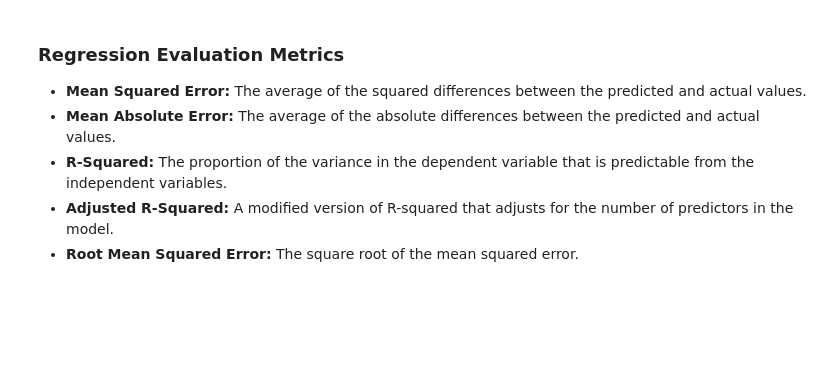
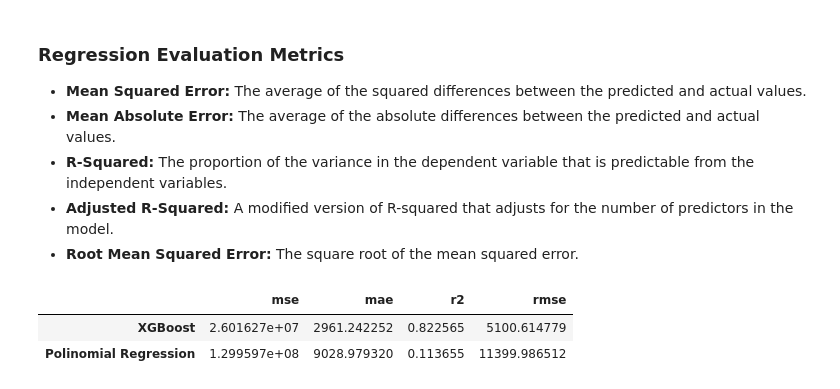
Before and after one commit to EngAndres/ud-public, a Jupyter notebook: courses/data-science-introduction/notebooks/MachineLearning.ipynb, the cells around one changed output. Saved outputs shown, nothing was run; the diff lists cells and outputs as text; code cells hidden in the pictures; blank space fills up the shorter version.

Commit message:
Data Science: class update

```diff
--- a/courses/data-science-introduction/notebooks/MachineLearning.ipynb
+++ b/courses/data-science-introduction/notebooks/MachineLearning.ipynb
@@ -298,10 +298,10 @@ lr_2 = LinearRegression()
 lr_2.fit(X_train_poly, Y_insurance_train)
 
 # Making predictions on the test set
-y_insurance_hat = lr_2.predict(X_test_poly)
+y_insurance_hat_rp = lr_2.predict(X_test_poly)
 
 # Calculating the mean squared error of the predictions
-mse = mean_squared_error(Y_insurance_test, y_insurance_hat)
+mse = mean_squared_error(Y_insurance_test, y_insurance_hat_rp)
 print("Mean Squared Error:", mse)
 # %% [output]
 Mean Squared Error: 129959692.48210032
@@ -779,3 +800,41 @@ plt.show()
 - __R-Squared:__ The proportion of the variance in the dependent variable that is predictable from the independent variables.
 - __Adjusted R-Squared:__ A modified version of R-squared that adjusts for the number of predictors in the model.
 - __Root Mean Squared Error:__ The square root of the mean squared error.
+# %%
+# classification metrics
+from sklearn.metrics import mean_squared_error, mean_absolute_error, r2_score, root_mean_squared_error
+
+# calculate metrics for xgboost
+mse = mean_squared_error(Y_insurance_test, y_hat_xgb)
+mae = mean_absolute_error(Y_insurance_test, y_hat_xgb)
+r2 = r2_score(Y_insurance_test, y_hat_xgb)
+rmse = root_mean_squared_error(Y_insurance_test, y_hat_xgb)
+
+metrics_xgb = {
+    'mse': mse,
+    'mae': mae,
+    'r2': r2,
+    'rmse': rmse
+}
+
+# calculate metrics for polinomial regression
+mse = mean_squared_error(Y_insurance_test, y_insurance_hat_rp)
+mae = mean_absolute_error(Y_insurance_test, y_insurance_hat_rp)
+r2 = r2_score(Y_insurance_test, y_insurance_hat_rp)
+rmse = root_mean_squared_error(Y_insurance_test, y_insurance_hat_rp)
+
+metrics_rp = {
+    'mse': mse,
+    'mae': mae,
+    'r2': r2,
+    'rmse': rmse
+}
+
+metrics = [metrics_xgb, metrics_rp]
+
+models_metrics =pd.DataFrame(metrics,  index=['XGBoost', 'Polinomial Regression'])
+models_metrics
+# %% [output]
+|  | mse | mae | r2 | rmse |
+| XGBoost | 2.601627e+07 | 2961.242252 | 0.822565 | 5100.614779 |
+| Polinomial Regression | 1.299597e+08 | 9028.979320 | 0.113655 | 11399.986512 |
```
Also changed, not shown: parts of 3 cells of this notebook, 1 other file.
